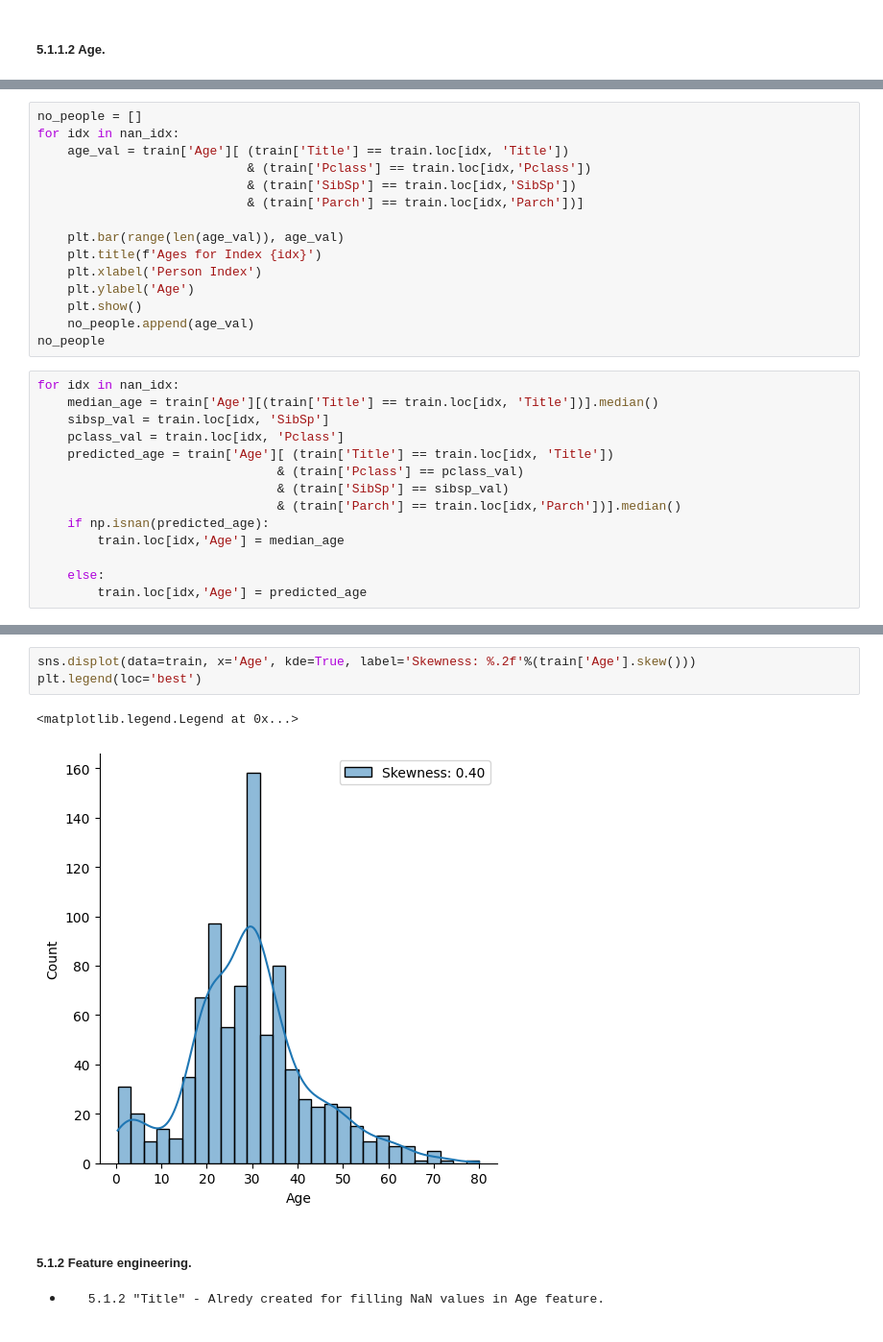
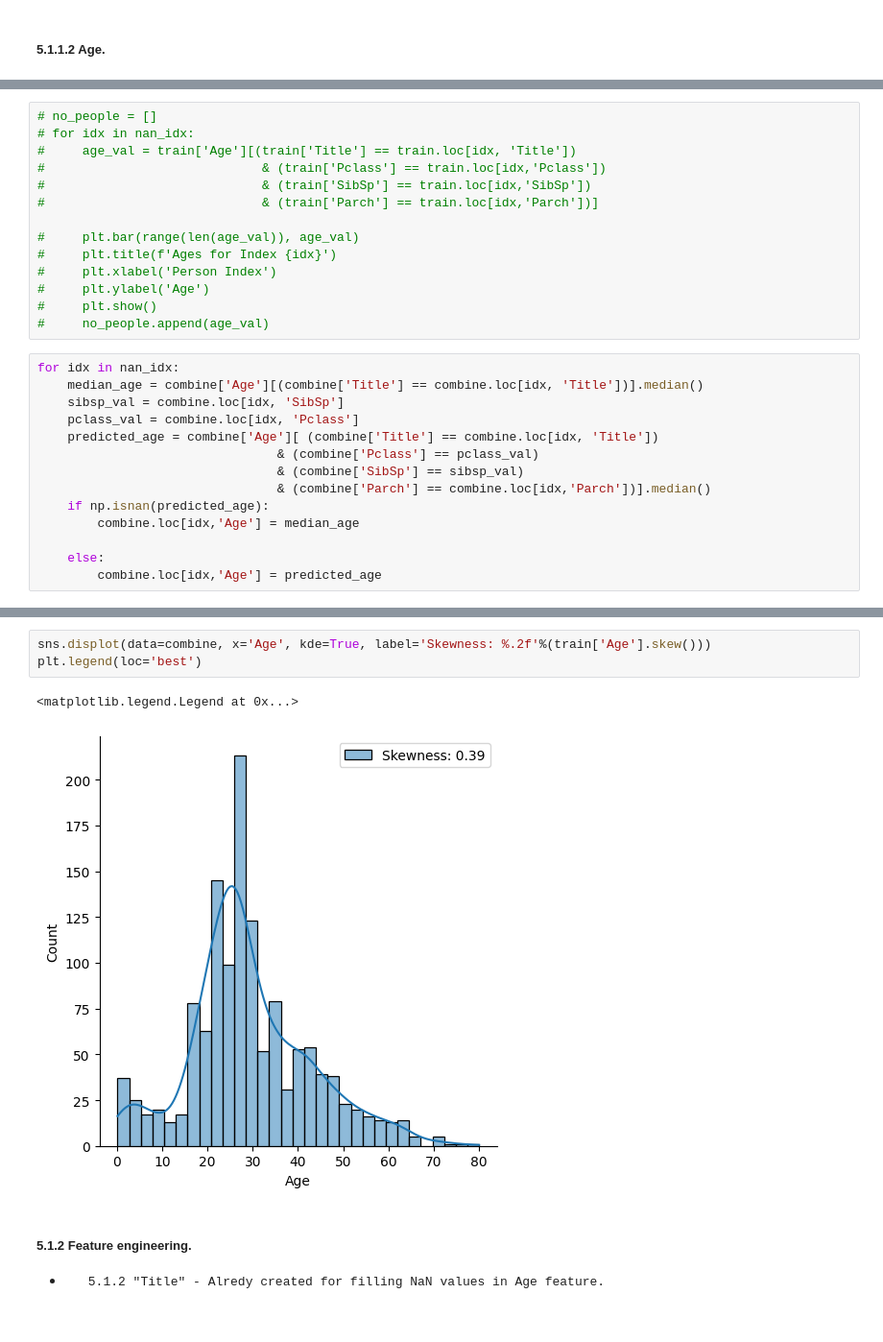
Before and after one commit to Fabiqula/Titanic_kaggle, a Jupyter notebook: main.ipynb, the cells around one changed output, grey strips where cells are left out. Shown at 96% size. Cells and saved outputs as stored; diff of their text form.

```diff
--- a/main.ipynb
+++ b/main.ipynb
@@ -714,30 +638,29 @@ sns.catplot(data=train, x='Age', y='Title',col='Pclass', kind='bar')
 # %%
-no_people = []
-for idx in nan_idx:
-    age_val = train['Age'][ (train['Title'] == train.loc[idx, 'Title'])
-                            & (train['Pclass'] == train.loc[idx,'Pclass'])
-                            & (train['SibSp'] == train.loc[idx,'SibSp'])
-                            & (train['Parch'] == train.loc[idx,'Parch'])]
+# no_people = []
+# for idx in nan_idx:
+#     age_val = train['Age'][(train['Title'] == train.loc[idx, 'Title'])
+#                             & (train['Pclass'] == train.loc[idx,'Pclass'])
+#                             & (train['SibSp'] == train.loc[idx,'SibSp'])
+#                             & (train['Parch'] == train.loc[idx,'Parch'])]
 
-    plt.bar(range(len(age_val)), age_val)
-    plt.title(f'Ages for Index {idx}')
-    plt.xlabel('Person Index')
-    plt.ylabel('Age')
-    plt.show()
-    no_people.append(age_val)
-no_people
+#     plt.bar(range(len(age_val)), age_val)
+#     plt.title(f'Ages for Index {idx}')
+#     plt.xlabel('Person Index')
+#     plt.ylabel('Age')
+#     plt.show()
+#     no_people.append(age_val)
 # %%
 for idx in nan_idx:
-    median_age = train['Age'][(train['Title'] == train.loc[idx, 'Title'])].median()
-    sibsp_val = train.loc[idx, 'SibSp']
-    pclass_val = train.loc[idx, 'Pclass']
-    predicted_age = train['Age'][ (train['Title'] == train.loc[idx, 'Title'])
-                                & (train['Pclass'] == pclass_val)
-                                & (train['SibSp'] == sibsp_val)
-                                & (train['Parch'] == train.loc[idx,'Parch'])].median()
+    median_age = combine['Age'][(combine['Title'] == combine.loc[idx, 'Title'])].median()
+    sibsp_val = combine.loc[idx, 'SibSp']
+    pclass_val = combine.loc[idx, 'Pclass']
+    predicted_age = combine['Age'][ (combine['Title'] == combine.loc[idx, 'Title'])
+                                & (combine['Pclass'] == pclass_val)
+                                & (combine['SibSp'] == sibsp_val)
+                                & (combine['Parch'] == combine.loc[idx,'Parch'])].median()
     if np.isnan(predicted_age):
-        train.loc[idx,'Age'] = median_age
+        combine.loc[idx,'Age'] = median_age
 
     else:
-        train.loc[idx,'Age'] = predicted_age
+        combine.loc[idx,'Age'] = predicted_age
 # %%
@@ -745,11 +668,11 @@ train.Age.isnull().sum()
 # %% [output]
 0
 # %%
-sns.displot(data=train, x='Age', kde=True, label='Skewness: %.2f'%(train['Age'].skew()))
+sns.displot(data=combine, x='Age', kde=True, label='Skewness: %.2f'%(train['Age'].skew()))
 plt.legend(loc='best')
 # %% [output]
 <matplotlib.legend.Legend at 0x...>
-[figure, old version]
+[figure, new version]
 # %% [markdown]
 #####  5.1.2 Feature engineering.
 *      5.1.2 "Title" - Alredy created for filling NaN values in Age feature.
```
Also changed, not shown: parts of 52 cells of this notebook.
